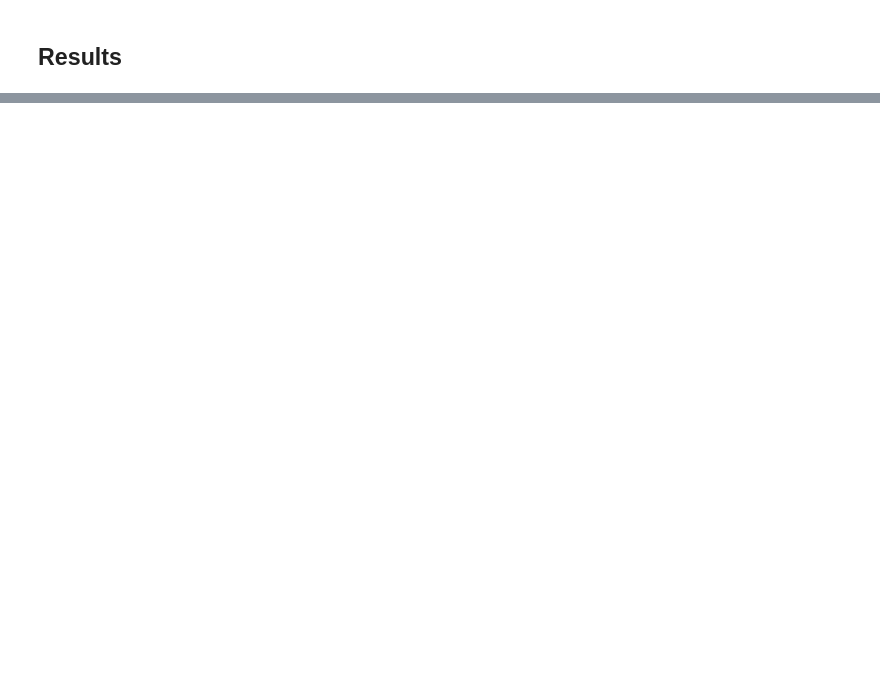
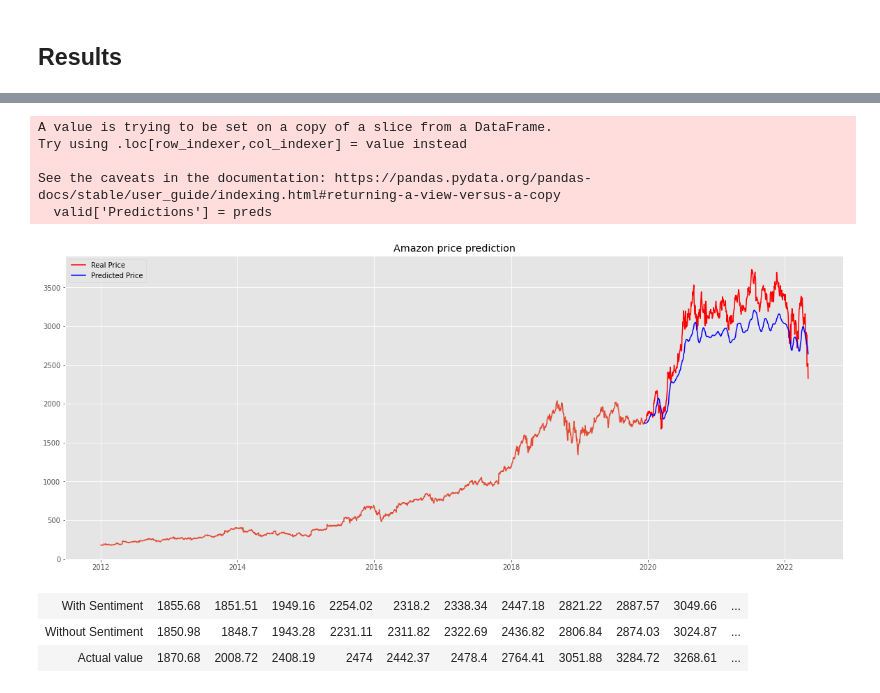
Before and after one commit to codevardhan/stock-price-prediction, a Jupyter notebook: Prediction_with_sentiment.ipynb, the cells around one changed output, grey strips where cells are left out. Drawn from its saved outputs; the diff is of its cells as text; code cells hidden in the pictures; blank space fills up the shorter version.

```diff
--- a/Prediction_with_sentiment.ipynb
+++ b/Prediction_with_sentiment.ipynb
@@ -94,13 +190,16 @@ valid = dataset[4500:,:]
 # %%
 scaler = MinMaxScaler(feature_range=(0, 1))
 scaled_data = scaler.fit_transform(dataset)
+# %%
+for i in range(0, len(train)-90):
+    scaled_data[i, 0] += sentiments[i]*0.1
 # %%
 x_train, y_train = [], []
 for i in range(90,len(train)):
-    x_train.append(scaled_data[i-90:i,0])
+    arr = scaled_data[i-90:i,0]
+    np.append(arr, sentiments[i])
+    x_train.append(arr)
     y_train.append(scaled_data[i,0])
+
 x_train, y_train = np.array(x_train), np.array(y_train)
-#we take the 90 days dataset and predict the 91st day
-#Code for making csv for it will be reflected during the presentation part where
-#We created a front end and backend to use the model we made here
 # %%
@@ -108,11 +226,18 @@ x_train = np.reshape(x_train, (x_train.shape[0],x_train.shape[1],1))
 # %%
-inputs = all_data[len(all_data) - len(valid)-90:].values
+inputs = close_data[len(close_data) - len(valid)-90:].values
 inputs = inputs.reshape(-1,1)
-inputs  = scaler.transform(inputs)
-inputs.shape
-X_test = []
-for i in range(90,inputs.shape[0]):
-    X_test.append(inputs[i-90:i,0])
-X_test = np.array(X_test)
+inputs = scaler.transform(inputs)
+sentiments_new = sentiments[len(close_data) - len(valid)-90:]
+
+for i in range(0, inputs.shape[0]-90):
+    inputs[i] += sentiments_new[i]*0.1
+# %%
+
+X_test = []
+for i in range(90,inputs.shape[0]):
+    arr = inputs[i-90:i,0]
+    np.append(arr, sentiments_new[i])
+    X_test.append(arr)
+X_test = np.array(X_test)
 # %% [markdown]
 ## Making the model
@@ -163,11 +327,47 @@ rms
 # %%
-train = all_data[2000:4500]
-valid = all_data[4500:]
+train = all_data[0:2000]
+valid = all_data[2000:]
 valid['Predictions'] = preds
 plt.figure(figsize=(20,8))
 plt.plot(train['Close'])
-plt.plot(valid['Close'], color = 'blue', label = 'Real Price')
-plt.plot(valid['Predictions'], color = 'red', label = 'Predicted Price')
-plt.title('HDFCBANK price prediction')
+plt.plot(valid['Close'], color = 'red', label = 'Real Price')
+plt.plot(valid['Predictions'], color = 'blue', label = 'Predicted Price')
+plt.title('Amazon price prediction')
 plt.legend()
 plt.show()
+
+valid.to_csv('output/preds_sent.csv')
+# %% [output]
+A value is trying to be set on a copy of a slice from a DataFrame.
+Try using .loc[row_indexer,col_indexer] = value instead
+
+See the caveats in the documentation: https://pandas.pydata.org/pandas-docs/stable/user_guide/indexing.html#returning-a-view-versus-a-copy
+  valid['Predictions'] = preds
+[figure, added]
+# %%
+valid = pd.read_csv('output/preds_sent.csv')
+valid_no_sent = pd.read_csv('output/preds_no_sent.csv')
+
+sent = []
+no_sent = []
+real = []
+
+l1 = ['With Sentiment']
+l2 = ['Without Sentiment']
+l3 = ['Actual value']
+
+for i, row in valid.iterrows():
+    if row['sentiment'] != 0.0:
+        sent.append(row['Predictions'])
+        no_sent.append(valid_no_sent.loc[i]['Predictions'])
+        real.append(row['Close'])
+
+l1 +=
+
+data = [l1, l2, l3]
+table = tabulate.tabulate(data, tablefmt='html')
+table
+# %% [output]
+| With Sentiment | 1855.68 | 1851.51 | 1949.16 | 2254.02 | 2318.2 | 2338.34 | 2447.18 | 2821.22 | 2887.57 | 3049.66 | ... |
+| Without Sentiment | 1850.98 | 1848.7 | 1943.28 | 2231.11 | 2311.82 | 2322.69 | 2436.82 | 2806.84 | 2874.03 | 3024.87 | ... |
+| Actual value | 1870.68 | 2008.72 | 2408.19 | 2474 | 2442.37 | 2478.4 | 2764.41 | 3051.88 | 3284.72 | 3268.61 | ... |
```
Also changed, not shown: parts of 29 cells of this notebook, 14 other files.
